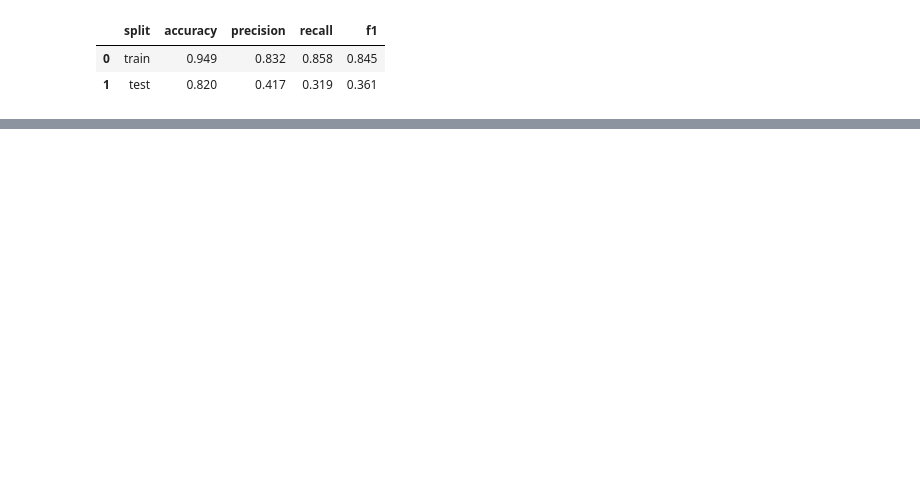
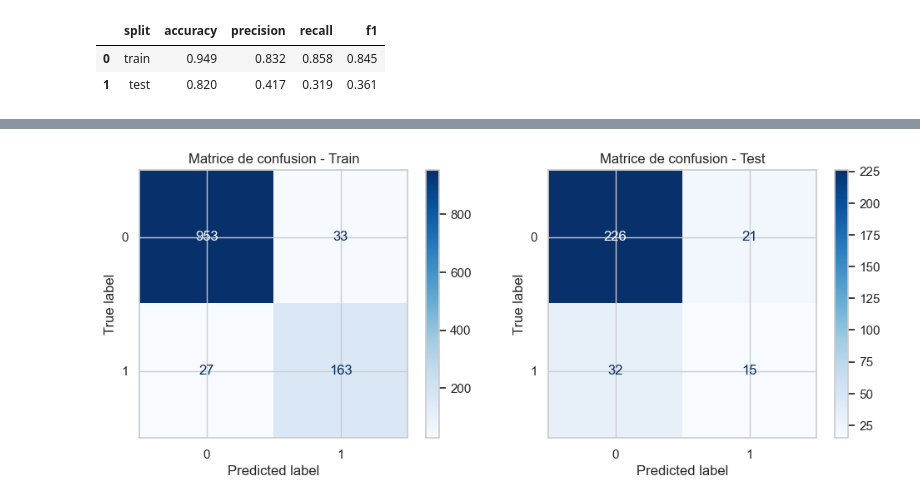
Before and after one commit to aaronsaintroch/P4_Classifiez_automatiquement_des_informations, a Jupyter notebook: notebooks/04_amelioration_classification.ipynb, the cells around one changed output, grey strips where cells are left out. Cells and saved outputs as stored; diff of their text form; code cells hidden in the pictures; blank space fills up the shorter version.

```diff
--- a/notebooks/04_amelioration_classification.ipynb
+++ b/notebooks/04_amelioration_classification.ipynb
@@ -602,0 +476,13 @@ plt.show ( )
+# %%
+fig, axes = plt.subplots (1, 2, figsize=(10, 4))
+
+ConfusionMatrixDisplay.from_predictions (y_train, y_pred_train, ax=axes[0], cmap="Blues")
+axes[0].set_title ("Matrice de confusion - Train")
+
+ConfusionMatrixDisplay.from_predictions (y_test, y_pred_test, ax=axes[1], cmap="Blues")
+axes[1].set_title ("Matrice de confusion - Test")
+
+plt.tight_layout ( )
+plt.show ( )
+# %% [output]
+[figure, added]
```
Also changed, not shown: parts of 30 cells of this notebook, 5 other files.
